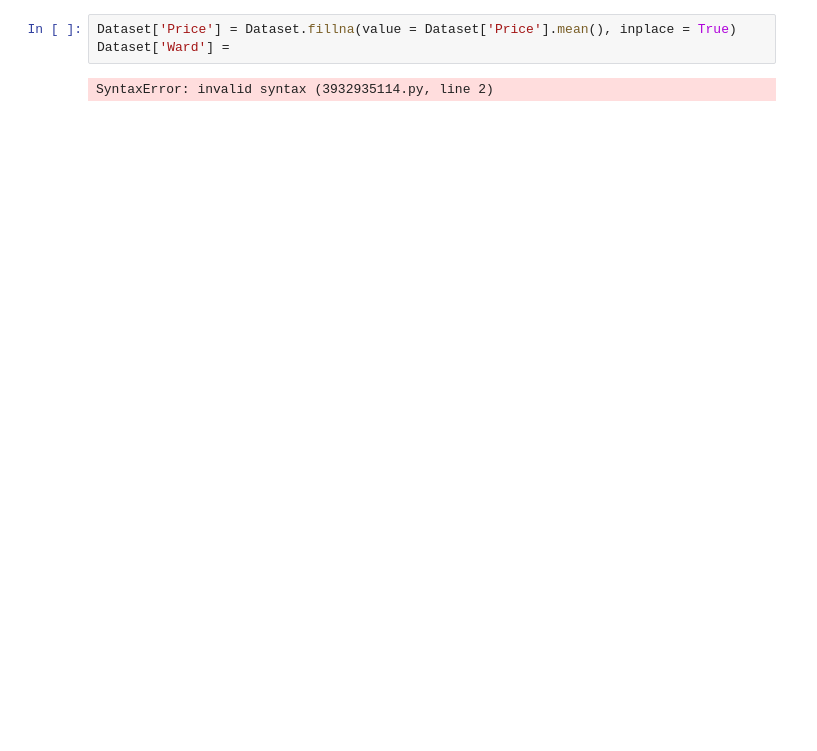
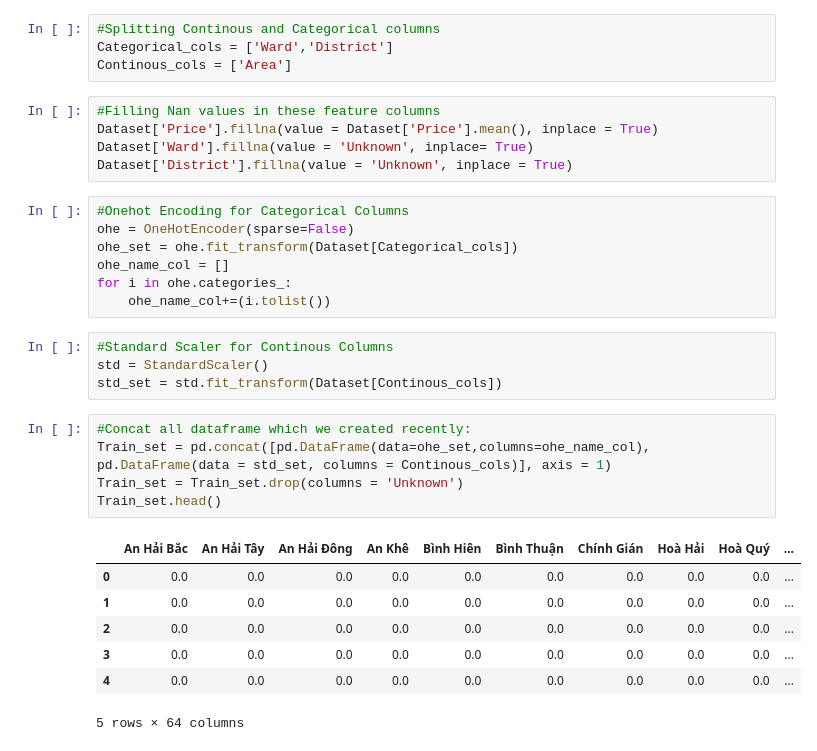
Before and after one commit to Boonichi/PredictMotelPriceinDN, a Jupyter notebook: main.ipynb, the cells around one changed output. Drawn from its saved outputs; the diff is of its cells as text; blank space fills up the shorter version.

```diff
--- a/main.ipynb
+++ b/main.ipynb
@@ -57,5 +52,33 @@ array([' Cẩm Lệ', ' Hải Châu', ' Liên Chiểu', ' Sơn Trà', ' Ngũ Hà
+# %%
+#Splitting Continous and Categorical columns
+Categorical_cols = ['Ward','District']
+Continous_cols = ['Area']
 # %%
-Dataset['Price'] = Dataset.fillna(value = Dataset['Price'].mean(), inplace = True)
-Dataset['Ward'] =
+#Filling Nan values in these feature columns
+Dataset['Price'].fillna(value = Dataset['Price'].mean(), inplace = True)
+Dataset['Ward'].fillna(value = 'Unknown', inplace= True)
+Dataset['District'].fillna(value = 'Unknown', inplace = True)
-# %% [output]
-SyntaxError: invalid syntax (3932935114.py, line 2)
+# %%
+#Onehot Encoding for Categorical Columns
+ohe = OneHotEncoder(sparse=False)
+ohe_set = ohe.fit_transform(Dataset[Categorical_cols])
+ohe_name_col = []
+for i in ohe.categories_:
+    ohe_name_col+=(i.tolist())
+# %%
+#Standard Scaler for Continous Columns
+std = StandardScaler()
+std_set = std.fit_transform(Dataset[Continous_cols])
+# %%
+#Concat all dataframe which we created recently:
+Train_set = pd.concat([pd.DataFrame(data=ohe_set,columns=ohe_name_col), pd.DataFrame(data = std_set, columns = Continous_cols)], axis = 1)
+Train_set = Train_set.drop(columns = 'Unknown')
+Train_set.head()
+# %% [output]
+|  | An Hải Bắc | An Hải Tây | An Hải Đông | An Khê | Bình Hiên | Bình Thuận | Chính Gián | Hoà Hải | Hoà Quý | ... |
+| 0 | 0.0 | 0.0 | 0.0 | 0.0 | 0.0 | 0.0 | 0.0 | 0.0 | 0.0 | ... |
+| 1 | 0.0 | 0.0 | 0.0 | 0.0 | 0.0 | 0.0 | 0.0 | 0.0 | 0.0 | ... |
+| 2 | 0.0 | 0.0 | 0.0 | 0.0 | 0.0 | 0.0 | 0.0 | 0.0 | 0.0 | ... |
+| 3 | 0.0 | 0.0 | 0.0 | 0.0 | 0.0 | 0.0 | 0.0 | 0.0 | 0.0 | ... |
+| 4 | 0.0 | 0.0 | 0.0 | 0.0 | 0.0 | 0.0 | 0.0 | 0.0 | 0.0 | ... |
+5 rows × 64 columns
```
Also changed, not shown: parts of 16 cells of this notebook.
